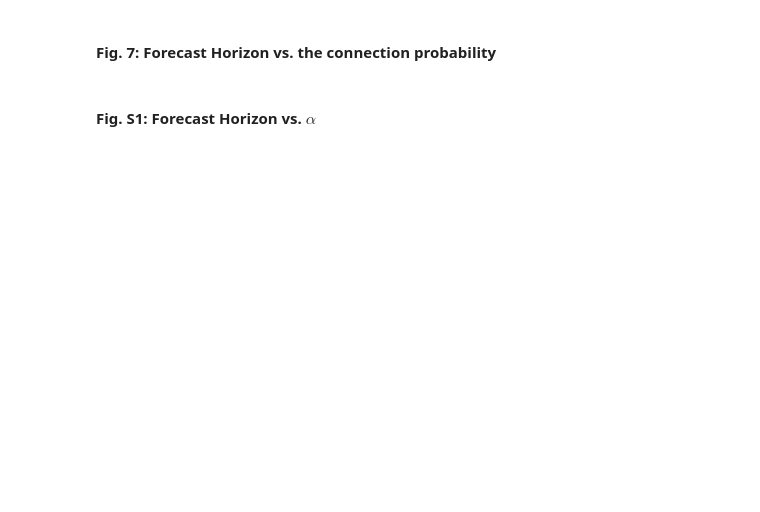
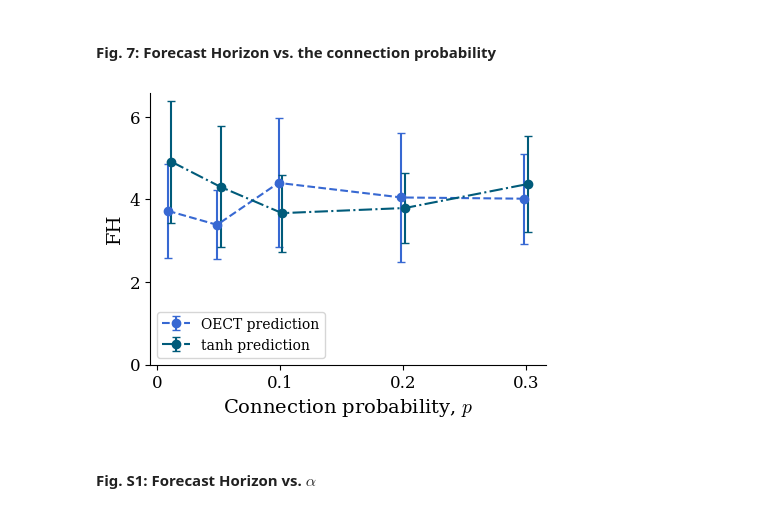
Before and after one commit to Signed-B/reservoir-computing-on-OECTs, a Jupyter notebook: plot_forecast_horizon.ipynb, the cells around one changed output. Drawn from its saved outputs; the diff is of its cells as text; code cells hidden in the pictures; blank space fills up the shorter version.

```diff
--- a/plot_forecast_horizon.ipynb
+++ b/plot_forecast_horizon.ipynb
@@ -256,38 +99,46 @@ tanh_stds = [np.std(tanh_hm[i]) for i in range(tanh_hm.shape[0])]
+# %%
+with open("Data/FH_vs_p.json") as file:
+    jsondata = json.loads(file.read())
+    p = np.array(jsondata["params"], dtype=float)
+    FH_OECT = np.array(jsondata["FH-OECT"], dtype=float)
+    FH_tanh = np.array(jsondata["FH-tanh"], dtype=float)
 # %%
-dodge = 0.005 * (max(plist) - min(plist))
+dodge = 0.005 * (max(p) - min(p))
 
 plt.figure(figsize=(5.5, 4))
 plt.errorbar(
-    plist[1:] - dodge,
-    OECT_means[1:],
-    yerr=OECT_stds[1:],
+    p[1:] - dodge,
+    FH_OECT[1:].mean(axis=1),
+    yerr=FH_OECT[1:].std(axis=1),
     fmt="--",
     marker="o",
     color=colors[idx2],
     capsize=3,
     label="OECT prediction",
 )
 plt.errorbar(
-    plist[1:] + dodge,
-    tanh_means[1:],
-    yerr=tanh_stds[1:],
+    p[1:] + dodge,
+    FH_tanh[1:].mean(axis=1),
+    yerr=FH_tanh[1:].std(axis=1),
     fmt="-.",
     marker="o",
     color=colors[idx3],
     capsize=3,
     label="tanh prediction",
 )
 plt.xticks([0, 0.1, 0.2, 0.3], [0, 0.1, 0.2, 0.3])
 plt.yticks([0, 2, 4, 6], [0, 2, 4, 6])
 plt.ylabel("FH")
 plt.xlabel(r"Connection probability, $p$")
 
 plt.subplots_adjust(bottom=0.2, left=0.18)
 
 sns.despine()
 plt.legend()
 plt.savefig("Figures/fig7.png", dpi=1000)
 plt.savefig("Figures/fig7.pdf", dpi=1000)
 plt.show()
+# %% [output]
+[figure, added]
 # %% [markdown]
 #### Fig. S1: Forecast Horizon vs. $\alpha$
```
Also changed, not shown: parts of 13 cells of this notebook, 6 other files.
